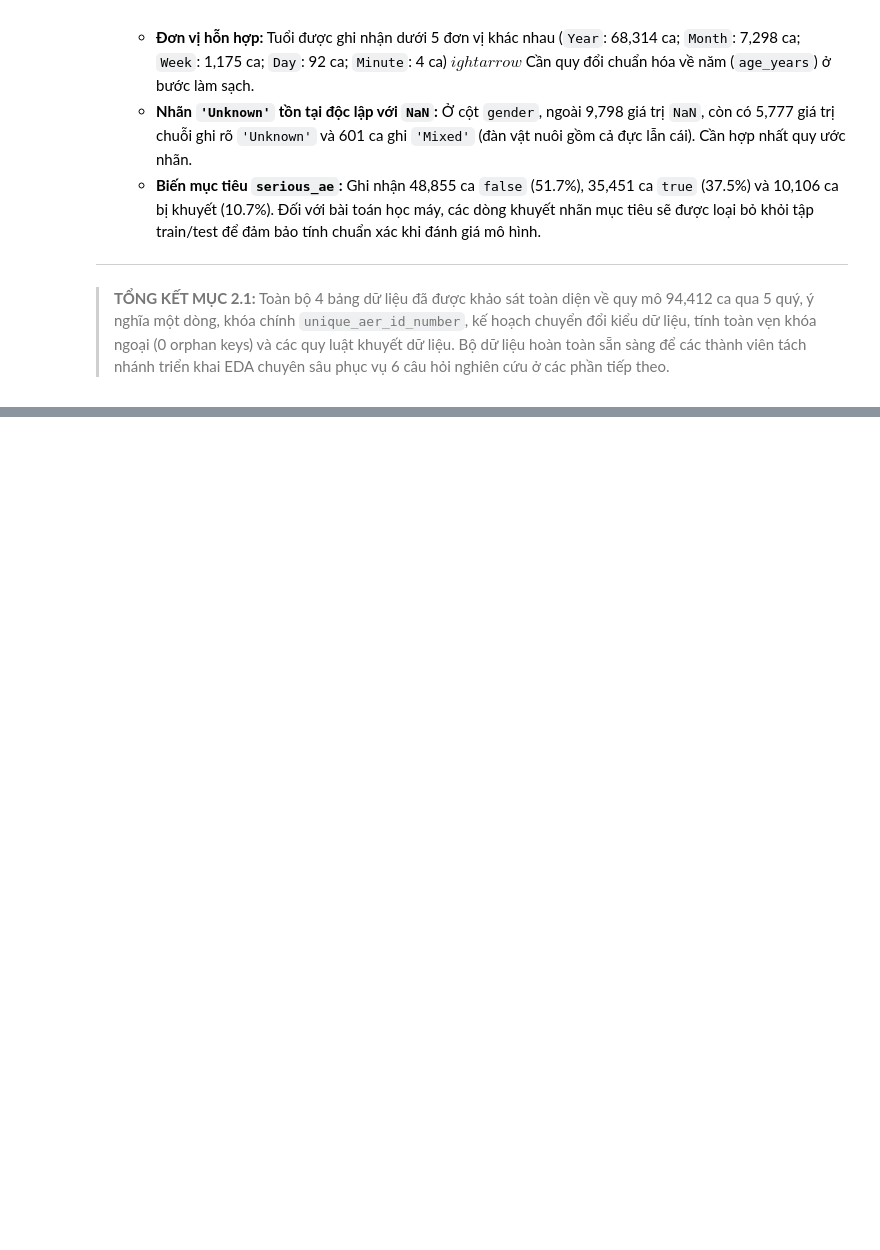
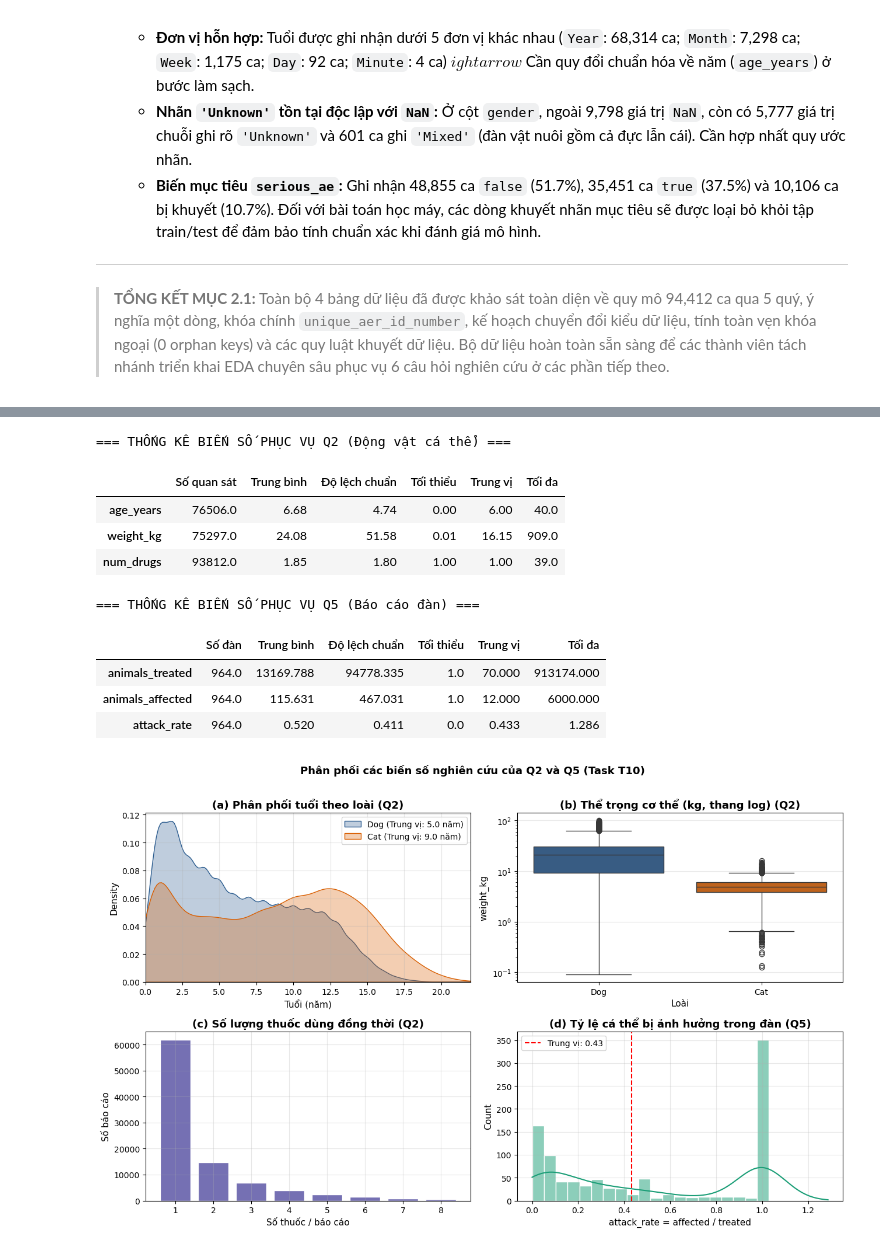
Before and after one commit to LeoTkiet/Prg4DS-G3, a Jupyter notebook: notebooks/01_collection_exploration.ipynb, the cells around one changed output, grey strips where cells are left out. Saved outputs shown, nothing was run; the diff lists cells and outputs as text; code cells hidden in the pictures; blank space fills up the shorter version.

```diff
--- a/notebooks/01_collection_exploration.ipynb
+++ b/notebooks/01_collection_exploration.ipynb
@@ -742,0 +816,60 @@ ightarrow$ Cần quy đổi chuẩn hóa về năm (`age_years`) ở bước là
+# %%
+# Thống kê mô tả các biến số cốt lõi Q2 & Q5
+desc_q2 = reports_animal[["age_years", "weight_kg", "num_drugs"]].describe().T[["count", "mean", "std", "min", "50%", "max"]]
+desc_q2.columns = ["Số quan sát", "Trung bình", "Độ lệch chuẩn", "Tối thiểu", "Trung vị", "Tối đa"]
+print("=== THỐNG KÊ BIẾN SỐ PHỤC VỤ Q2 (Động vật cá thể) ===")
+display(desc_q2.round(2))
+
+desc_q5 = valid_herd[["animals_treated", "animals_affected", "attack_rate"]].describe().T[["count", "mean", "std", "min", "50%", "max"]]
+desc_q5.columns = ["Số đàn", "Trung bình", "Độ lệch chuẩn", "Tối thiểu", "Trung vị", "Tối đa"]
+print("\n=== THỐNG KÊ BIẾN SỐ PHỤC VỤ Q5 (Báo cáo đàn) ===")
+display(desc_q5.round(3))
+
+# Trực quan hóa phân phối biến số
+fig, axes = plt.subplots(2, 2, figsize=(13, 8))
+
+# (a) Tuổi Chó vs Mèo
+for sp, color in [("Dog", "#2b5c8f"), ("Cat", "#d95f02")]:
+    sub = reports_animal.loc[reports_animal["species"].eq(sp), "age_years"].dropna()
+    sns.kdeplot(sub, ax=axes[0, 0], label=f"{sp} (Trung vị: {sub.median():.1f} năm)", color=color, fill=True, alpha=0.3)
+axes[0, 0].set_title("(a) Phân phối tuổi theo loài (Q2)", fontweight="bold")
+axes[0, 0].set_xlabel("Tuổi (năm)")
+axes[0, 0].set_xlim(0, 22)
+axes[0, 0].legend()
+
+# (b) Thể trọng Chó vs Mèo (thang log)
+sub_w = reports_animal[reports_animal["species"].isin(["Dog", "Cat"])].dropna(subset=["weight_kg"])
+sns.boxplot(data=sub_w, x="species", y="weight_kg", hue="species", palette={"Dog": "#2b5c8f", "Cat": "#d95f02"}, legend=False, ax=axes[0, 1])
+axes[0, 1].set_yscale("log")
+axes[0, 1].set_title("(b) Thể trọng cơ thể (kg, thang log) (Q2)", fontweight="bold")
+axes[0, 1].set_xlabel("Loài")
+
+# (c) Đa trị liệu (num_drugs)
+vc_d = reports_animal["num_drugs"].value_counts().sort_index().head(8)
+axes[1, 0].bar(vc_d.index, vc_d.values, color="#7570b3", edgecolor="white")
+axes[1, 0].set_title("(c) Số lượng thuốc dùng đồng thời (Q2)", fontweight="bold")
+axes[1, 0].set_xlabel("Số thuốc / báo cáo")
+axes[1, 0].set_ylabel("Số báo cáo")
+
+# (d) Tỷ lệ động vật bị ảnh hưởng trong đàn (attack_rate)
+sns.histplot(valid_herd["attack_rate"], bins=25, kde=True, color="#1b9e77", edgecolor="white", ax=axes[1, 1])
+axes[1, 1].axvline(valid_herd["attack_rate"].median(), color="red", linestyle="--", label=f"Trung vị: {valid_herd['attack_rate'].median():.2f}")
+axes[1, 1].set_title("(d) Tỷ lệ cá thể bị ảnh hưởng trong đàn (Q5)", fontweight="bold")
+axes[1, 1].set_xlabel("attack_rate = affected / treated")
+axes[1, 1].legend()
+
+plt.suptitle("Phân phối các biến số nghiên cứu của Q2 và Q5 (Task T10)", fontsize=13, fontweight="bold", y=1.01)
+plt.tight_layout()
+plt.show()
+# %% [output]
+=== THỐNG KÊ BIẾN SỐ PHỤC VỤ Q2 (Động vật cá thể) ===
+|  | Số quan sát | Trung bình | Độ lệch chuẩn | Tối thiểu | Trung vị | Tối đa |
+| age_years | 76506.0 | 6.68 | 4.74 | 0.00 | 6.00 | 40.0 |
+| weight_kg | 75297.0 | 24.08 | 51.58 | 0.01 | 16.15 | 909.0 |
+| num_drugs | 93812.0 | 1.85 | 1.80 | 1.00 | 1.00 | 39.0 |
+=== THỐNG KÊ BIẾN SỐ PHỤC VỤ Q5 (Báo cáo đàn) ===
+|  | Số đàn | Trung bình | Độ lệch chuẩn | Tối thiểu | Trung vị | Tối đa |
+| animals_treated | 964.0 | 13169.788 | 94778.335 | 1.0 | 70.000 | 913174.000 |
+| animals_affected | 964.0 | 115.631 | 467.031 | 1.0 | 12.000 | 6000.000 |
+| attack_rate | 964.0 | 0.520 | 0.411 | 0.0 | 0.433 | 1.286 |
+[figure, added]
```
Also changed, not shown: parts of 25 cells of this notebook, 3 other files.
